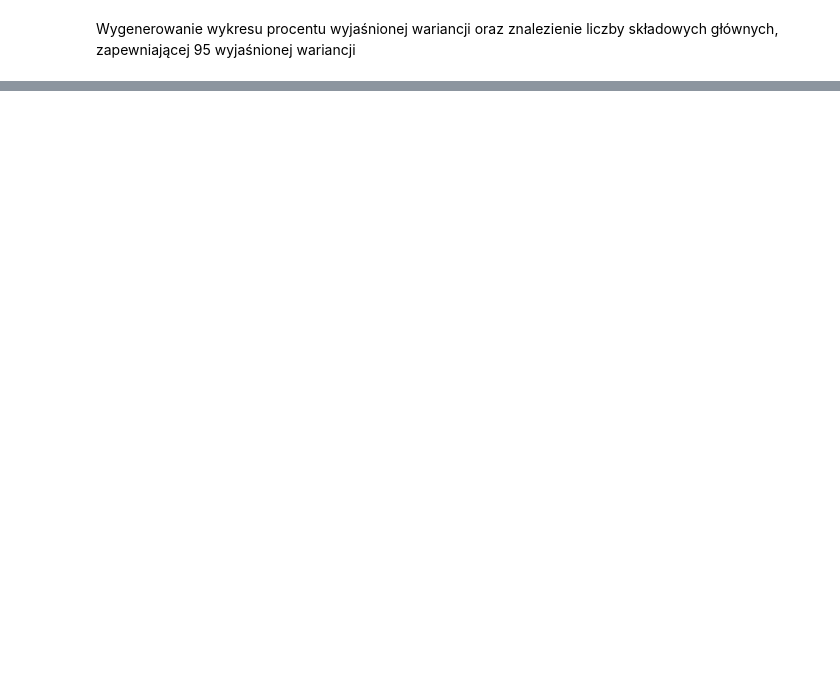
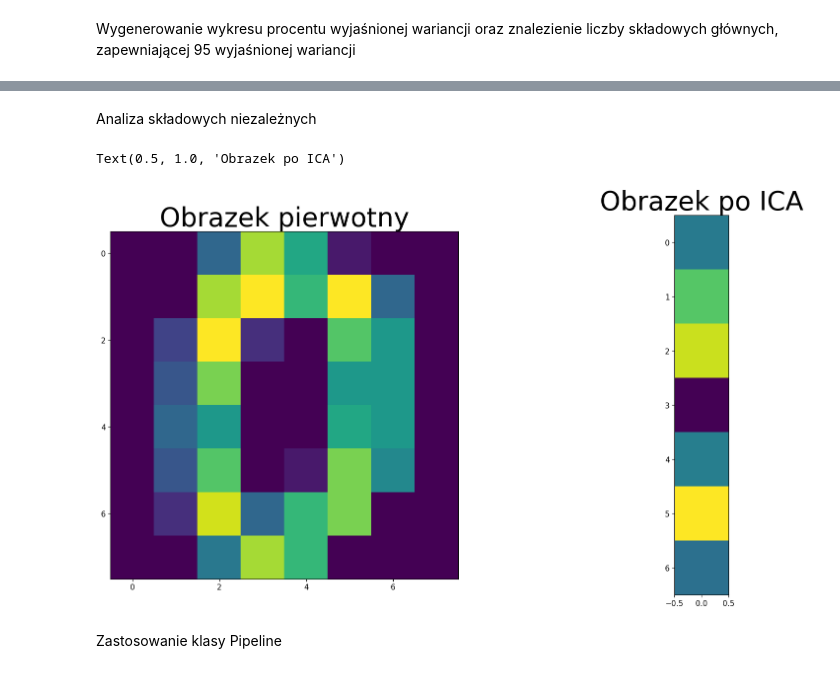
Before and after one commit to PenguinPops/Sem5, a Jupyter notebook: pylab/lab4/z2.ipynb, the cells around one changed output, grey strips where cells are left out. Saved outputs shown, nothing was run; the diff lists cells and outputs as text; code cells hidden in the pictures; blank space fills up the shorter version.

```diff
--- a/pylab/lab4/z2.ipynb
+++ b/pylab/lab4/z2.ipynb
@@ -61,0 +81,19 @@ iances)
+# %% [markdown]
+Analiza składowych niezależnych
+# %%
+from sklearn.datasets import load_digits
+from sklearn.decomposition import FastICA
+X, _ = load_digits(return_X_y=True)
+transformer = FastICA(n_components=7, random_state=0)
+X_transformed = transformer.fit_transform(X)
+fig, ax = plt.subplots(1, 2, figsize=(20, 10))
+rcParams['font.size'] = 32
+ax[0].imshow(X[0].reshape(8, 8))
+ax[1].imshow(X_transformed[0].reshape(7, 1))
+ax[0].set_title('Obrazek pierwotny')
+ax[1].set_title('Obrazek po ICA')
+# %% [output]
+Text(0.5, 1.0, 'Obrazek po ICA')
+[figure, added]
+# %% [markdown]
+Zastosowanie klasy Pipeline
```
Also changed, not shown: parts of 5 cells of this notebook, 1 other file.
